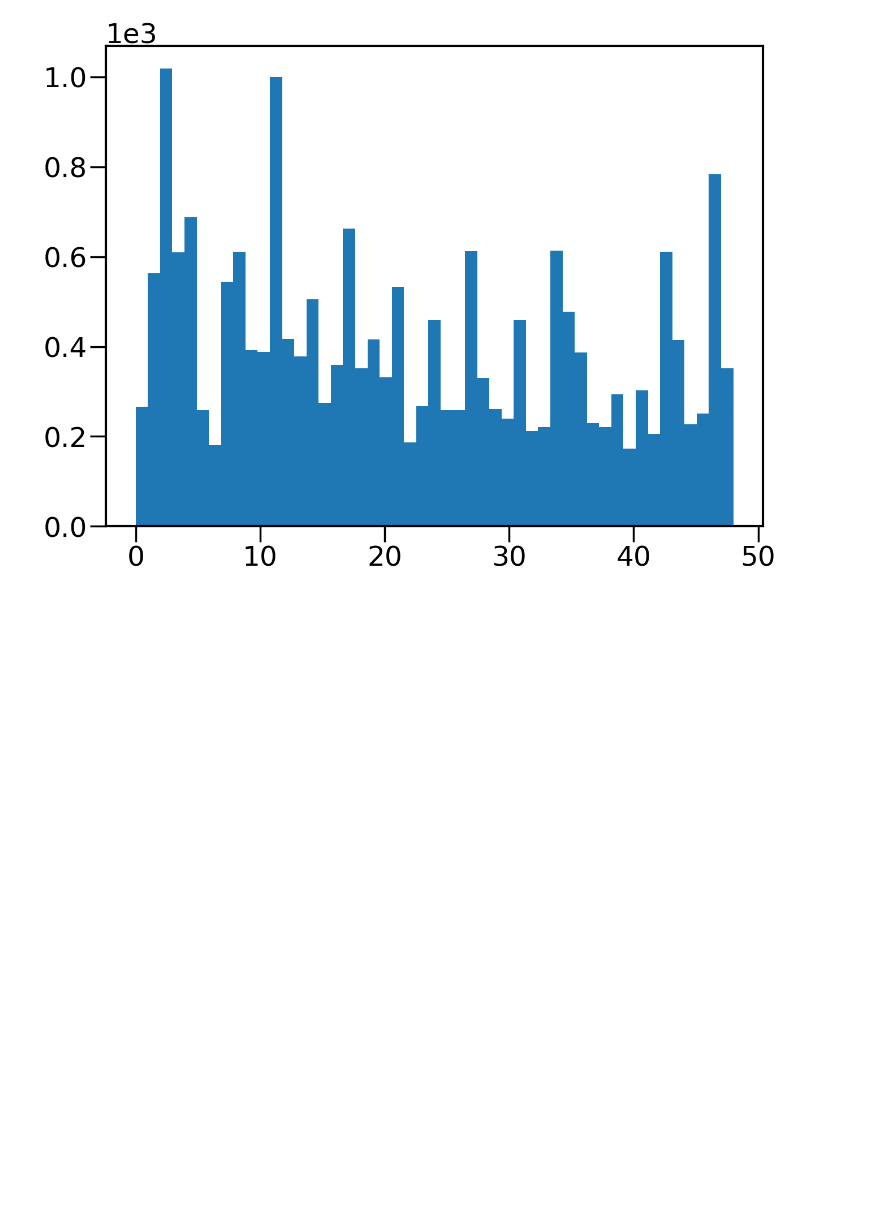
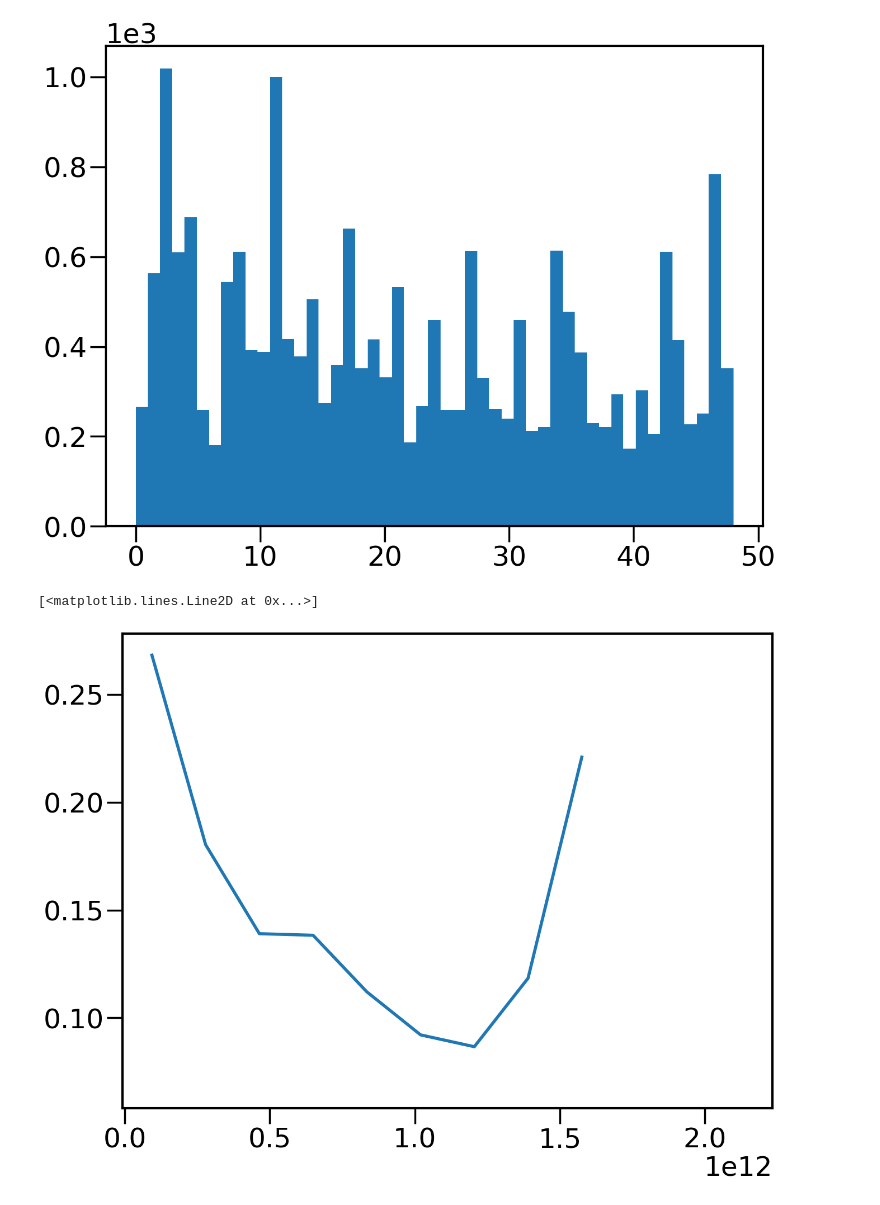
Before and after one commit to sukhdeep2/corr_pc, a Jupyter notebook: Gen_inp_Periodic_box-size.ipynb, the cells around one changed output. Saved outputs shown, nothing was run; the diff lists cells and outputs as text; code cells hidden in the pictures; blank space fills up the shorter version.

Commit message:
added mean calc function

```diff
--- a/Gen_inp_Periodic_box-size.ipynb
+++ b/Gen_inp_Periodic_box-size.ipynb
@@ -216,0 +261,38 @@ _=hist(S_dat['jk'],int(S_dat['jk'].max()+1))
+# %%
+def calc_mean_jk(mean_func=calc_mean,jk_col='jk',njk=None,xvar='',yvar='',data=[],data_cuts=None,rms=0,bins=None,N_bins=20,x_min=None,x_max=None,xlog=False,**kwargs):
+    """
+    Compute the mean of y in bins of x, for every jackknife region. Returns a dict with calclations for all jackknife regions as well as the jackknife mean and covariance.
+    Arguments
+    ----------------
+    mean_func=calc_mean: function to use for computing mean values.
+    jk_col: jackknife column name
+    remaining arguments are same as calc_mean function above.
+
+    returns:
+
+    """
+    if njk is None:
+        njk=max(data[jk_col])+1
+    njk=int(njk)
+    jkr=np.arange(njk)
+    means={}
+    bins,bins_center,means['full']=mean_func(xvar=xvar,yvar=yvar,data=data,data_cuts=data_cuts,rms=rms,bins=bins,N_bins=N_bins,x_min=x_min,x_max=x_max,xlog=xlog,**kwargs)
+    mean=np.zeros((njk,len(bins_center)))
+    dat_jk=data[jk_col]
+    for i in jkr:
+        x=dat_jk!=i
+        if data_cuts is not None:
+            x=np.logical_and(x,data_cuts)
+        bins,bins_center,mean[i]=mean_func(xvar=xvar,yvar=yvar,data=data,data_cuts=x,rms=rms,bins=bins,N_bins=N_bins,x_min=x_min,x_max=x_max,xlog=xlog,**kwargs)
+    means['regions']=mean
+    means['jk_mean']=np.mean(mean,axis=0)
+    means['jk_var']=np.var(mean,axis=0)*(njk-1)*(njk-1)/njk
+    means['jk_err']=np.sqrt(means['jk_var'])
+    return bins,bins_center,means
+# %%
+bins,bc,m=calc_mean_jk(jk_col='jk',data=S_dat,xvar='mass',yvar='f_disk',xlog=True)
+# %%
+plot(bc,m['jk_mean'])
+# %% [output]
+[<matplotlib.lines.Line2D at 0x...>]
+[figure, added]
```
Also changed, not shown: parts of 1 cell of this notebook.
